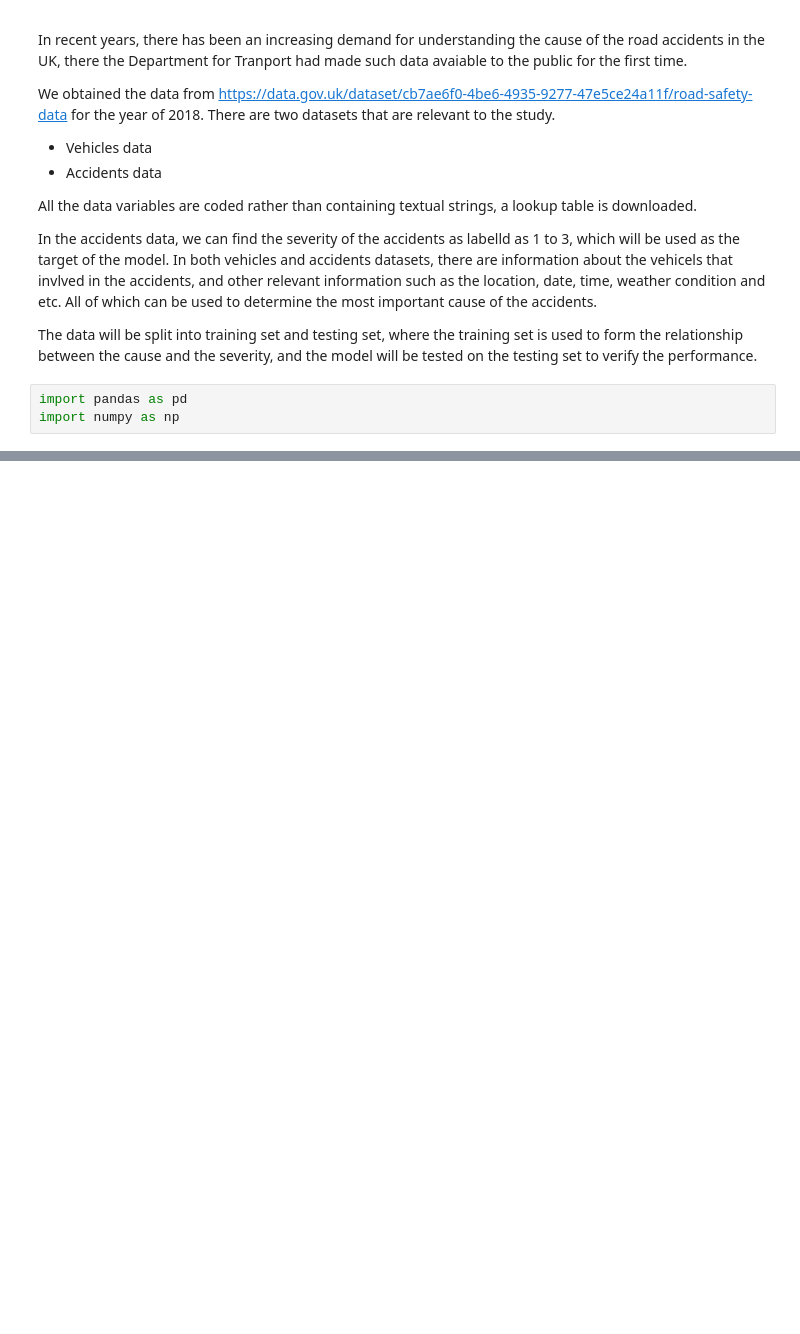
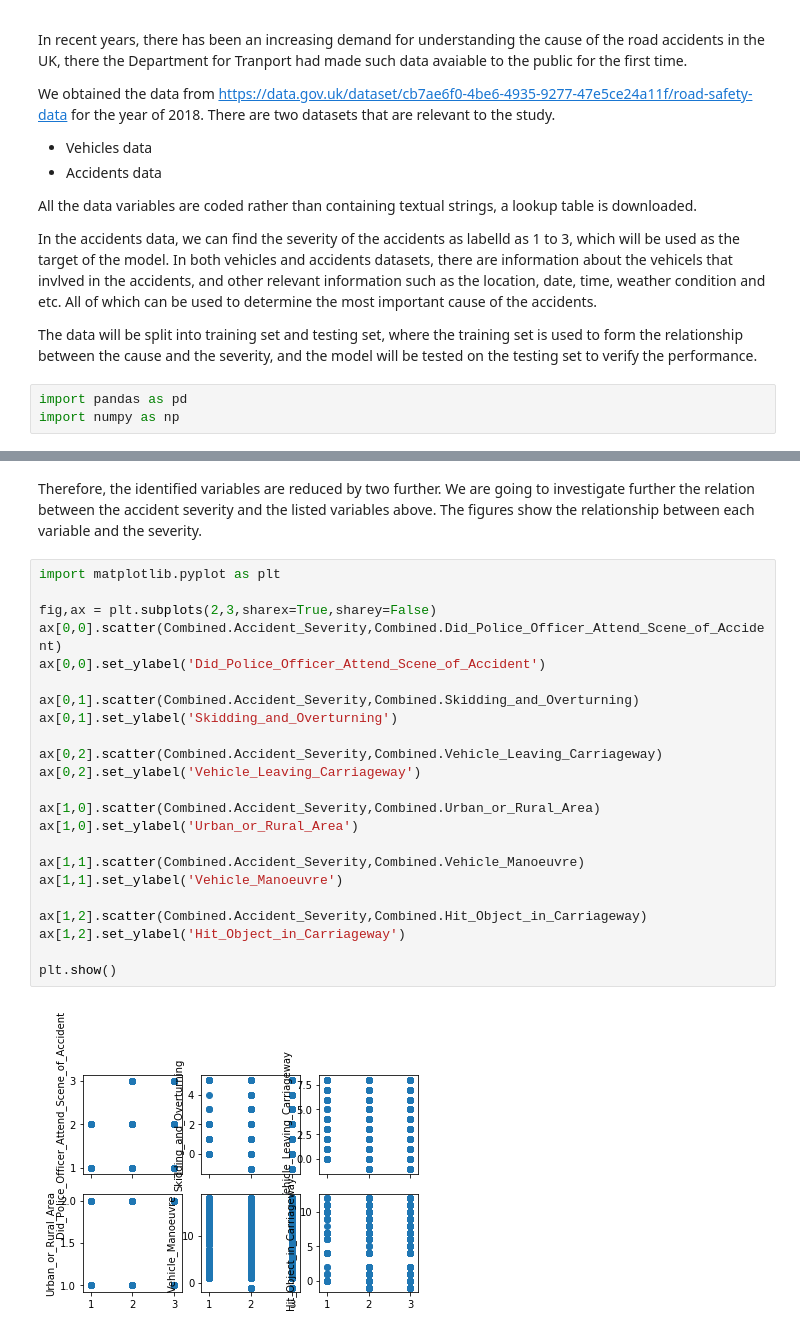
Before and after one commit to XChe2020/Coursera-Project, a Jupyter notebook: Week2.ipynb, the cells around one changed output, grey strips where cells are left out. Cells and saved outputs as stored; diff of their text form; blank space fills up the shorter version.

```diff
--- a/Week2.ipynb
+++ b/Week2.ipynb
@@ -31,0 +239,27 @@ Hello Capstone Project Course!
+# %% [markdown]
+Therefore, the identified variables are reduced by two further. We are going to investigate further the relation between the accident severity and the listed variables above. The figures show the relationship between each variable and the severity.
+# %%
+import matplotlib.pyplot as plt
+
+fig,ax = plt.subplots(2,3,sharex=True,sharey=False)
+ax[0,0].scatter(Combined.Accident_Severity,Combined.Did_Police_Officer_Attend_Scene_of_Accident)
+ax[0,0].set_ylabel('Did_Police_Officer_Attend_Scene_of_Accident')
+
+ax[0,1].scatter(Combined.Accident_Severity,Combined.Skidding_and_Overturning)
+ax[0,1].set_ylabel('Skidding_and_Overturning')
+
+ax[0,2].scatter(Combined.Accident_Severity,Combined.Vehicle_Leaving_Carriageway)
+ax[0,2].set_ylabel('Vehicle_Leaving_Carriageway')
+
+ax[1,0].scatter(Combined.Accident_Severity,Combined.Urban_or_Rural_Area)
+ax[1,0].set_ylabel('Urban_or_Rural_Area')
+
+ax[1,1].scatter(Combined.Accident_Severity,Combined.Vehicle_Manoeuvre)
+ax[1,1].set_ylabel('Vehicle_Manoeuvre')
+
+ax[1,2].scatter(Combined.Accident_Severity,Combined.Hit_Object_in_Carriageway)
+ax[1,2].set_ylabel('Hit_Object_in_Carriageway')
+
+plt.show()
+# %% [output]
+[figure, added]
```
Also changed, not shown: parts of 39 cells of this notebook.
